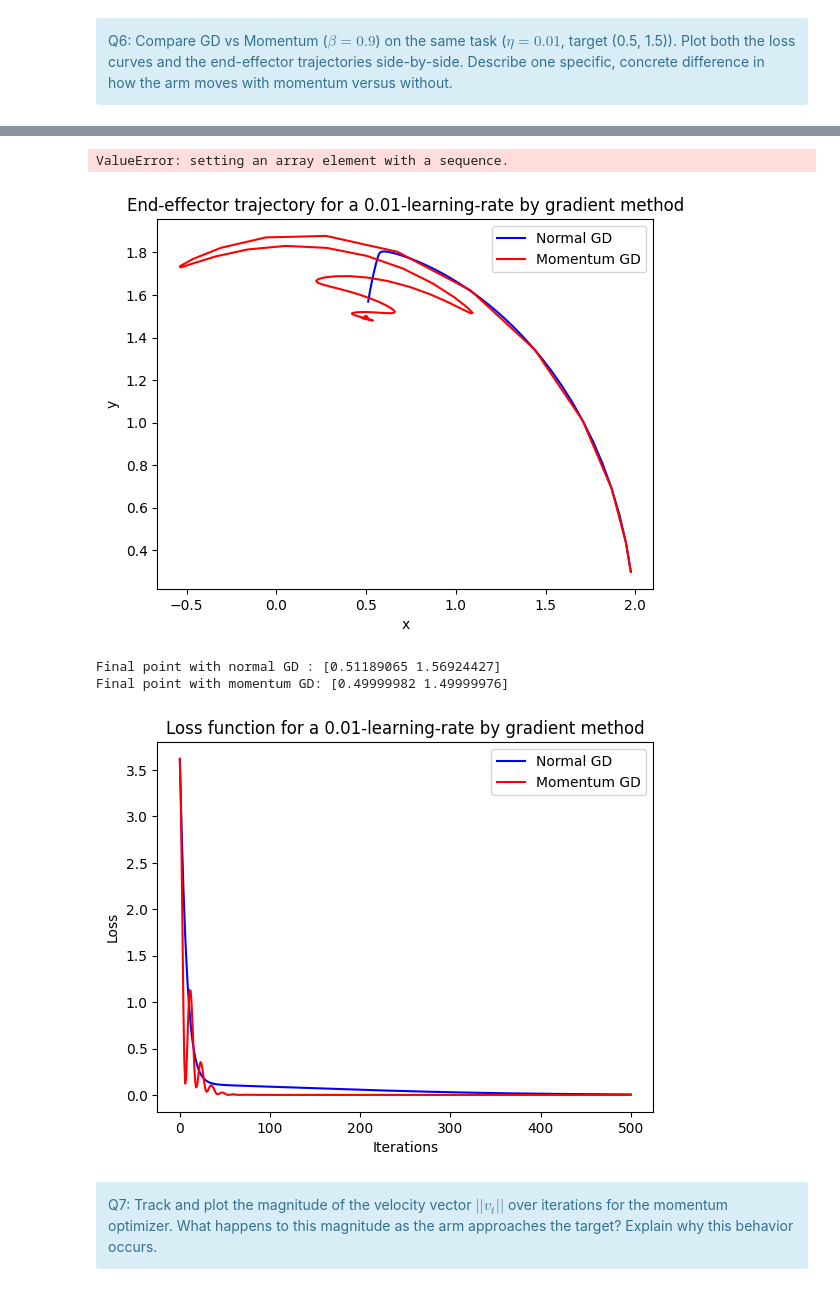
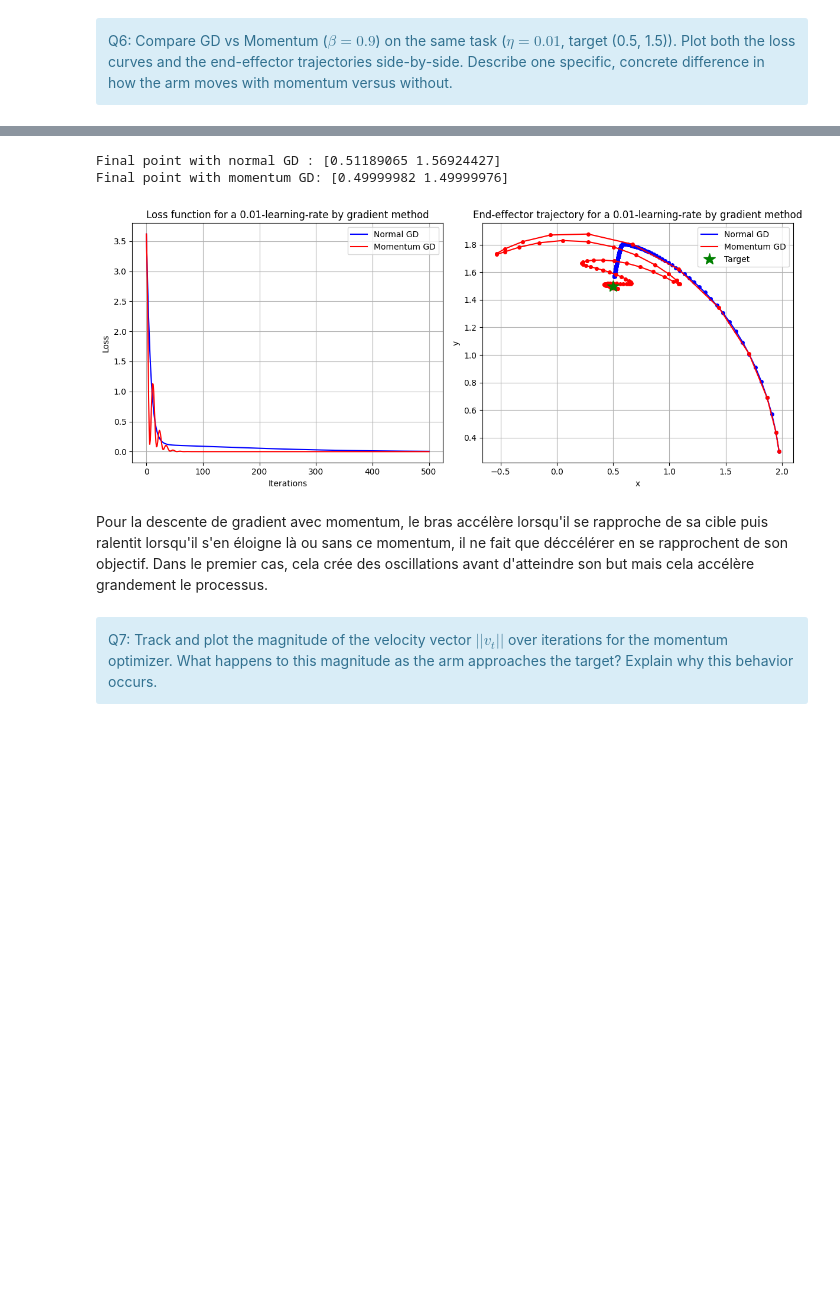
Before and after one commit to AntoninLeSecq/stochastic, a Jupyter notebook: notebooks/control_BE.ipynb, the cells around one changed output, grey strips where cells are left out. Drawn from its saved outputs; the diff is of its cells as text; code cells hidden in the pictures; blank space fills up the shorter version.

```diff
--- a/notebooks/control_BE.ipynb
+++ b/notebooks/control_BE.ipynb
@@ -497,22 +491,23 @@ The arm's path with momentum might appear more direct or less 'zig-zaggy' compar
 def gradient_descent_momentum(theta_init: np.ndarray,
                      target: np.ndarray,
                      lengths: np.ndarray,
+                     velocity_init: np.ndarray,
                      learning_rate: float = 0.01,
                      n_iterations: int = 500,
                      lambda_obs: float = 10.0,
-                     beta: float = 0.9,
-                     velocity_init: float = 0):
+                     beta: float = 0.9) -> Tuple[np.ndarray, np.ndarray, np.ndarray, np.ndarray]:
     # Convert to JAX arrays
     theta = jnp.array(theta_init)
     lengths_jax = jnp.array(lengths)
     target_jax = jnp.array(target)
+    velocity = jnp.array(velocity_init)
 
     loss_fn = lambda th: loss_target_reaching(th, lengths_jax, target_jax)
     grad_fn = grad_loss_target
 
     # Storage for history
     theta_history = np.zeros((n_iterations + 1, 2))
-    velocity_history = np.zeros(n_iterations + 1)
+    velocity_history = np.zeros((n_iterations + 1, 2))
     loss_history = np.zeros(n_iterations + 1)
     ee_trajectory = np.zeros((n_iterations + 1, 2))
 
@@ -520,8 +515,7 @@ def gradient_descent_momentum(theta_init: np.ndarray,
     theta_history[0] = np.array(theta)
     loss_history[0] = float(loss_fn(theta))
     ee_trajectory[0] = np.array(forward_kinematics_jax(theta, lengths_jax))
-    velocity_history[0] = velocity_init
-    velocity = velocity_init
+    velocity_history[0] = np.array(velocity)
 
     # Optimization loop
     for i in range(n_iterations):
@@ -538,46 +532,54 @@ def gradient_descent_momentum(theta_init: np.ndarray,
         theta_history[i + 1] = np.array(theta)
         loss_history[i + 1] = float(loss_fn(theta))
         ee_trajectory[i + 1] = np.array(forward_kinematics_jax(theta, lengths_jax))
-        velocity_history[i + 1] = velocity
+        velocity_history[i + 1] = np.array(velocity)
     return theta_history, loss_history, ee_trajectory, velocity_history
 # %%
+velocity_init = np.zeros(2)
+
 normal_history = gradient_descent(theta_init, target, LENGTHS, 0.01, n_iterations)
-momentum_history = gradient_descent_momentum(theta_init, target, LENGTHS, 0.01, n_iterations, 0.9)
+momentum_history = gradient_descent_momentum(theta_init, target, LENGTHS, velocity_init, 0.01, n_iterations, 0.9)
-# %% [output]
-ValueError: setting an array element with a sequence.
 # %%
 normal_ee_trajectory = normal_history[2]
 momentum_ee_trajectory = momentum_history[2]
 
-
+plt.figure(figsize=(12, 5))
+plt.subplot(1, 2, 2)
 plt.title(f'End-effector trajectory for a 0.01-learning-rate by gradient method')
 plt.plot(normal_ee_trajectory[:,0], normal_ee_trajectory[:,1], 'b', label='Normal GD')
+plt.plot(normal_ee_trajectory[:,0], normal_ee_trajectory[:,1], 'bo', markersize=4)
 plt.plot(momentum_ee_trajectory[:,0], momentum_ee_trajectory[:,1], 'r', label='Momentum GD')
+plt.plot(momentum_ee_trajectory[:,0], momentum_ee_trajectory[:,1], 'ro', markersize=4)
+plt.plot(target[0], target[1], 'g*', markersize=15, label='Target')
 plt.legend()
 plt.xlabel('x')
 plt.ylabel('y')
-plt.show()
+plt.grid(True)
 print(f"Final point with normal GD : {normal_ee_trajectory[-1]}")
 print(f"Final point with momentum GD: {momentum_ee_trajectory[-1]}")
 
 normal_loss_history = normal_history[1]
 momentum_loss_history = momentum_history[1]
 
 
 iterations = np.arange(n_iterations + 1)
 
+plt.subplot(1, 2, 1)
 plt.title(f'Loss function for a 0.01-learning-rate by gradient method')
 plt.plot(iterations, normal_loss_history, 'b', label='Normal GD')
 plt.plot(iterations, momentum_loss_history, 'r', label='Momentum GD')
 plt.legend()
 plt.xlabel('Iterations')
 plt.ylabel('Loss')
+plt.grid(True)
+plt.tight_layout()
 plt.show()
 # %% [output]
+Final point with normal GD : [0.51189065 1.56924427]
+Final point with momentum GD: [0.49999982 1.49999976]
-[figure, old version]
+[figure, new version]
-Final point with normal GD : [0.51189065 1.56924427]
-Final point with momentum GD: [0.49999982 1.49999976]
-[figure, removed]
+# %% [markdown]
+Pour la descente de gradient avec momentum, le bras accélère lorsqu'il se rapproche de sa cible puis ralentit lorsqu'il s'en éloigne là ou sans ce momentum, il ne fait que déccélérer en se rapprochent de son objectif. Dans le premier cas, cela crée des oscillations avant d'atteindre son but mais cela accélère grandement le processus.
 # %% [markdown]
 <div class="alert alert-info">
 Q7: Track and plot the magnitude of the velocity vector $||v_t||$ over iterations for the momentum optimizer. What happens to this magnitude as the arm approaches the target? Explain why this behavior occurs.
```
Also changed, not shown: parts of 11 cells of this notebook.
